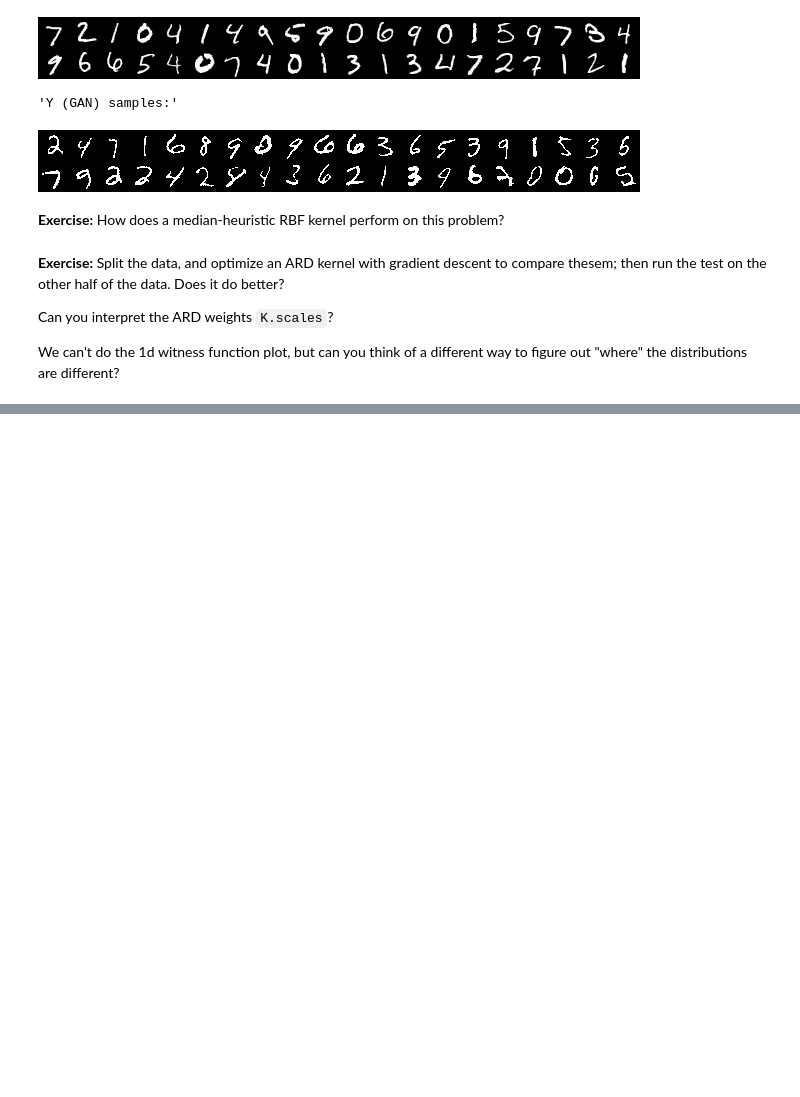
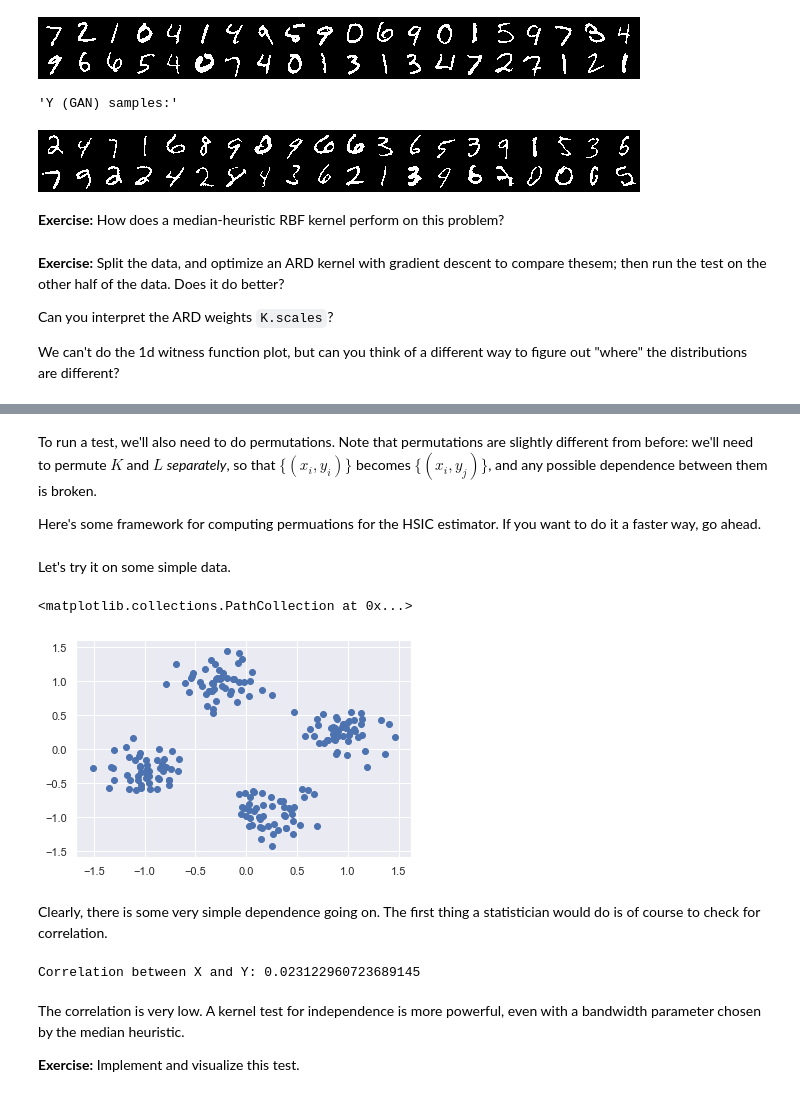
Before and after one commit to djsutherland/ds3-kernels, a Jupyter notebook: solutions-testing.ipynb, the cells around one changed output, grey strips where cells are left out. Drawn from its saved outputs; the diff is of its cells as text; code cells hidden in the pictures; blank space fills up the shorter version.

```diff
--- a/solutions-testing.ipynb
+++ b/solutions-testing.ipynb
@@ -888,7 +889,7 @@ sigma = torch.exp(torch.randn(()))
 tensor(5.9605e-08)
 # %%
 with np.load('data/gan-samples.npz') as d:
-    X, Y = [t.reshape(-1, 784).float() for t in as_tensors(d['target'], d['model'])]
+    X, Y = [t.reshape(-1, 784).float() for t in as_tensors(d['X'], d['Y'])]
 # %%
 display("X (true MNIST) samples:")
 display(pil_grid(X[:40].reshape(-1, 1, 28, 28), nrow=20))
@@ -909,0 +952,4 @@ We can't do the 1d witness function plot, but can you think of a different way t
+# %% [markdown]
+To run a test, we'll also need to do permutations. Note that permutations are slightly different from before: we'll need to permute $K$ and $L$ *separately*, so that $\{(x_i, y_i)\}$ becomes $\{(x_i, y_j)\}$, and any possible dependence between them is broken.
+
+Here's some framework for computing permuations for the HSIC estimator. If you want to do it a faster way, go ahead.
@@ -909,0 +973,47 @@ We can't do the 1d witness function plot, but can you think of a different way t
+# %% [markdown]
+Let's try it on some simple data.
+# %%
+# SOLUTION CELL
+def sample_hsic(n, angle, sigma=0.2, offset=1):
+    n4 = int(n/4)
+    N = np.random.randn(n4, 2)*sigma
+    S = np.random.randn(n4, 2)*sigma
+    E = np.random.randn(n4, 2)*sigma
+    W = np.random.randn(n4, 2)*sigma
+
+    N[:,1] += offset
+    S[:,1] -= offset
+    W[:,0] -= offset
+    E[:,0] += offset
+
+    R = np.array([[np.cos(angle), -np.sin(angle)],[np.sin(angle), np.cos(angle)]])
+    A = R.dot(np.vstack((N,S,W,E)).T).T
+
+    A = A.astype(np.float32)
+    return A[:, 0], A[:, 1]
+
+N = 200
+np.random.seed(0)
+X, Y = sample_hsic(n=N, angle=np.pi/12)
+np.savez("data/hsic.npz", X=X, Y=Y)
+# %%
+with np.load('data/hsic.npz') as d:
+    X, Y = as_tensors(d['X'], d['Y'])
+# %%
+fig, ax = plt.subplots()
+ax.scatter(X, Y)
+# %% [output]
+<matplotlib.collections.PathCollection at 0x...>
+[figure, added]
+# %% [markdown]
+Clearly, there is some very simple dependence going on.
+The first thing a statistician would do is of course to check for correlation.
+# %%
+print("Correlation between X and Y:", np.corrcoef(X, Y)[0,1])
+# %% [output]
+Correlation between X and Y: 0.023122960723689145
+# %% [markdown]
+The correlation is very low.
+A kernel test for independence is more powerful, even with a bandwidth parameter chosen by the median heuristic.
+
+**Exercise:** Implement and visualize this test.
```
Also changed, not shown: parts of 19 cells of this notebook, 12 other files.
